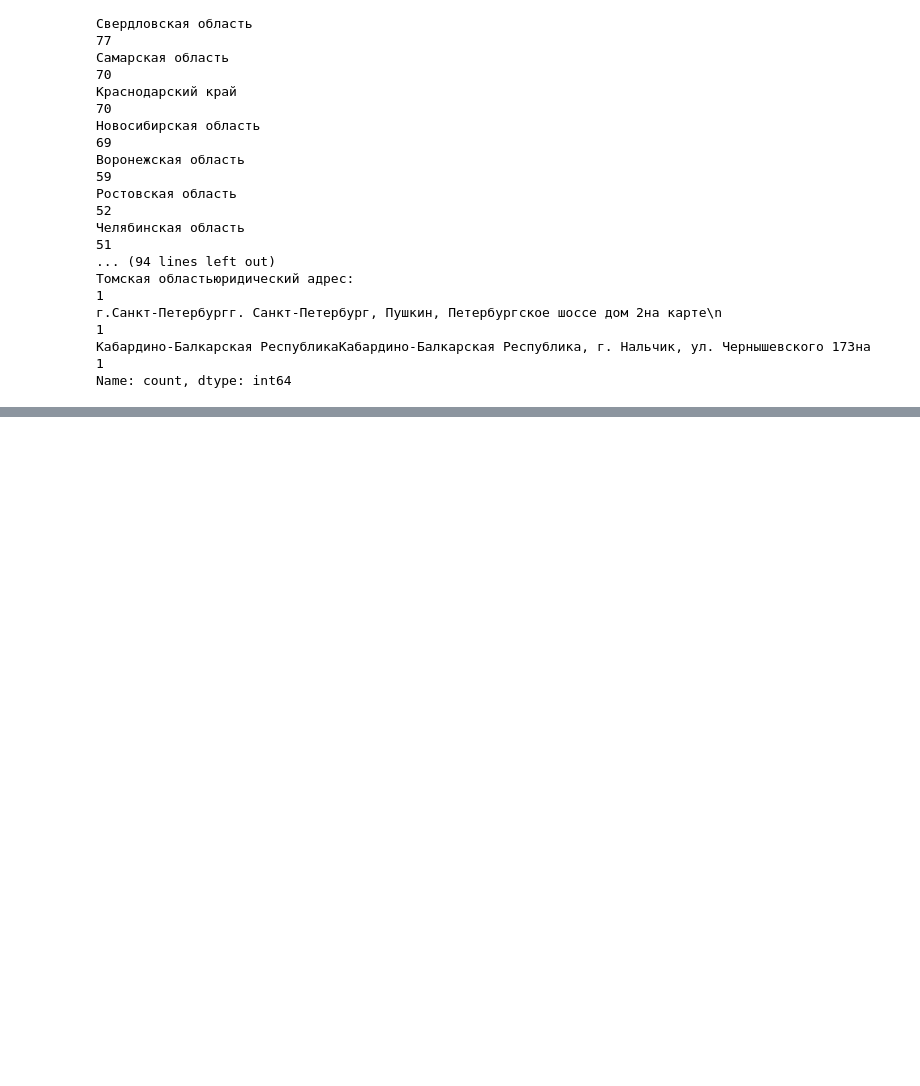
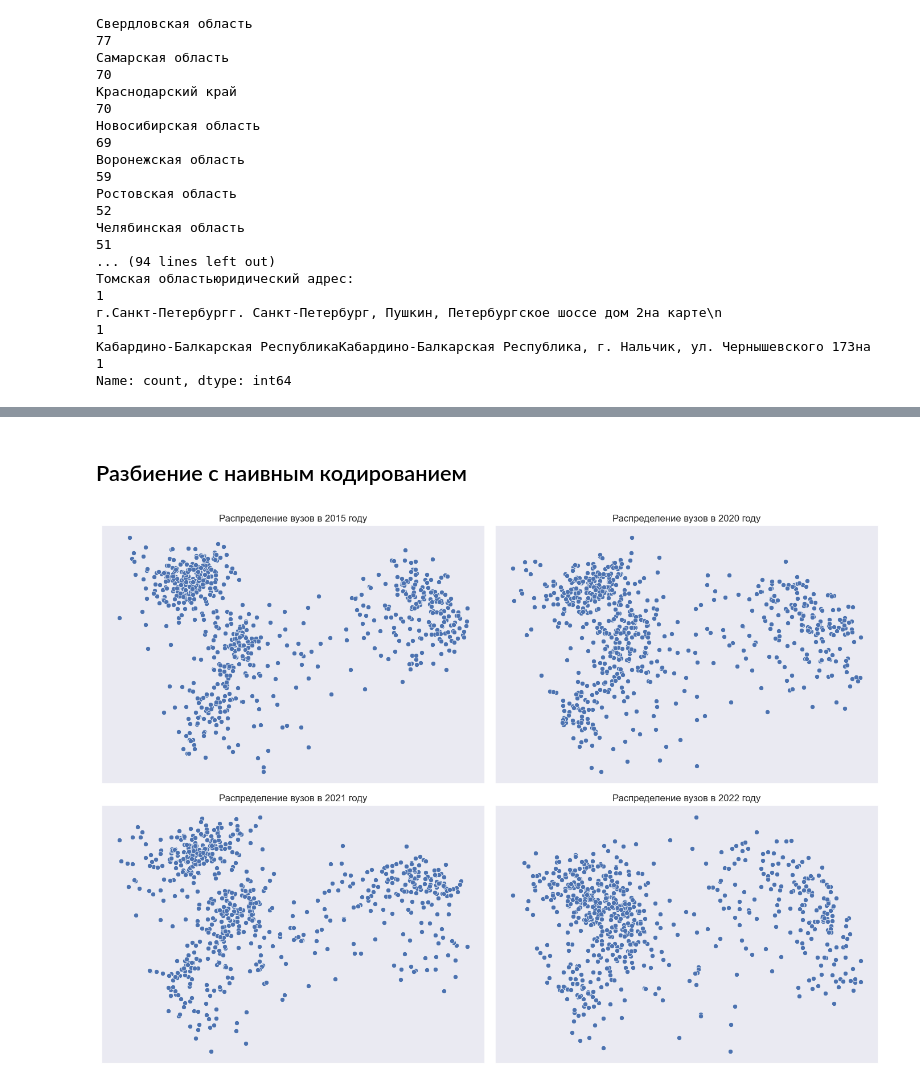
Before and after one commit to sosnovskiim/MachineLearning, a Jupyter notebook: Курс 3 - Машинное обучение и нейронные сети/2. Кластеризация/2.1 Кластеризация вузов/2.1 Кластеризация вузов.ipynb, the cells around one changed output, grey strips where cells are left out. Drawn from its saved outputs; the diff is of its cells as text; code cells hidden in the pictures; blank space fills up the shorter version.

```diff
--- a/Курс 3 - Машинное обучение и нейронные сети/2. Кластеризация/2.1 Кластеризация вузов/2.1 Кластеризация вузов.ipynb
+++ b/Курс 3 - Машинное обучение и нейронные сети/2. Кластеризация/2.1 Кластеризация вузов/2.1 Кластеризация вузов.ipynb
@@ -467,0 +992,3 @@ uni.type = uni.type.apply(
+# %%
+for year, uni_cols in uni_cols_to_drop.items():
+    print(year, len(uni_cols), sep=" - ")
@@ -467,0 +1000,7 @@ uni.type = uni.type.apply(
+# %%
+uni_clean = deepcopy(uni_norm)
+
+for year, uni_year in uni_clean.items():
+    uni_year.drop(columns=uni_cols_to_drop[year], inplace=True)
+
+uni_clean[2022]
@@ -467,0 +1021,3 @@ uni.type = uni.type.apply(
+# %%
+for year, uni_year in uni_clean.items():
+    print(year, uni_year.shape[1], sep=" - ")
@@ -467,0 +1031,8 @@ uni.type = uni.type.apply(
+# %%
+uni_pca = {}
+
+for year, uni_year in uni_clean.items():
+    pca = PCA(n_components=2)
+    uni_pca[year] = pca.fit_transform(uni_year)
+
+uni_pca[2022]
@@ -467,0 +1047,13 @@ uni.type = uni.type.apply(
+# %% [markdown]
+## Разбиение с наивным кодированием
+# %%
+_, axes = plt.subplots(nrows=2, ncols=2, figsize=(14, 10))
+axes = axes.flatten()
+
+for i, year, uni_year in zip(range(4), uni_pca.keys(), uni_pca.values()):
+    sns.scatterplot(x=uni_year[:, 0], y=uni_year[:, 1], ax=axes[i]) \
+        .set(title=f"Распределение вузов в {year} году", xticks=[], yticks=[])
+
+plt.tight_layout()
+# %% [output]
+[figure, added]
```
Also changed, not shown: parts of 43 cells of this notebook.
